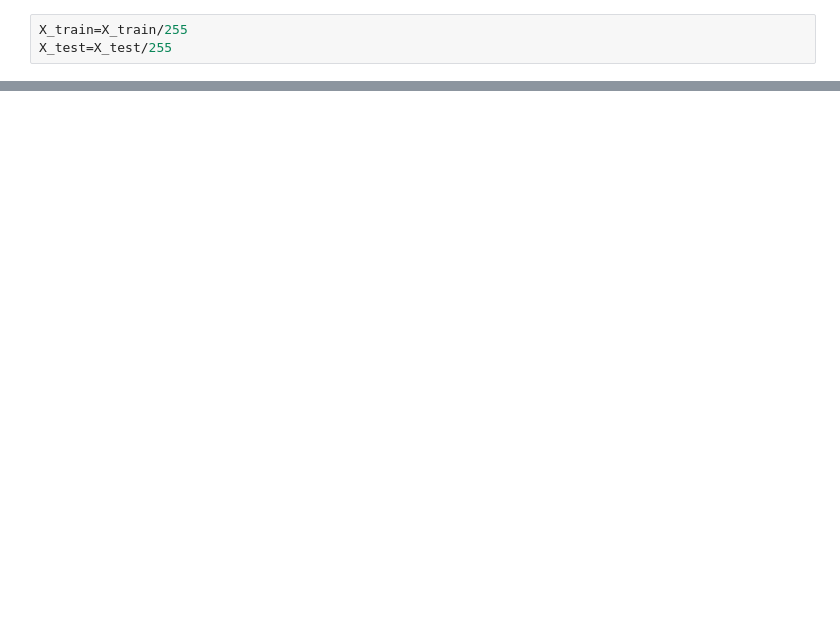
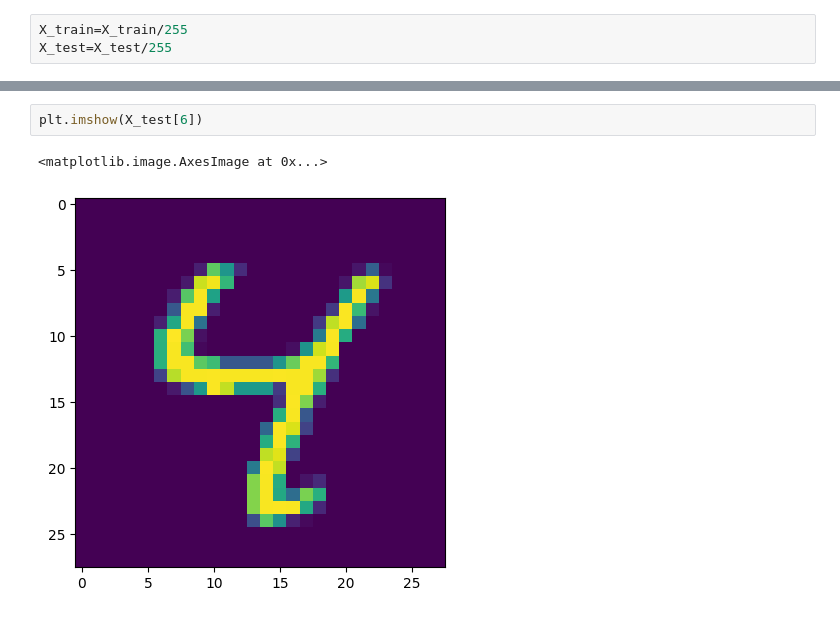
Before and after one commit to ayaz0123/Artificial_Intelligence-Portfolio, a Jupyter notebook: DeepLearning/Mnist_Classification.ipynb, the cells around one changed output, grey strips where cells are left out. Saved outputs shown, nothing was run; the diff lists cells and outputs as text; blank space fills up the shorter version.

```diff
--- a/DeepLearning/Mnist_Classification.ipynb
+++ b/DeepLearning/Mnist_Classification.ipynb
@@ -53,0 +159,5 @@ model=keras.Sequential([
+# %%
+plt.imshow(X_test[6])
+# %% [output]
+<matplotlib.image.AxesImage at 0x...>
+[figure, added]
```
Also changed, not shown: parts of 17 cells of this notebook, 3 other files.
